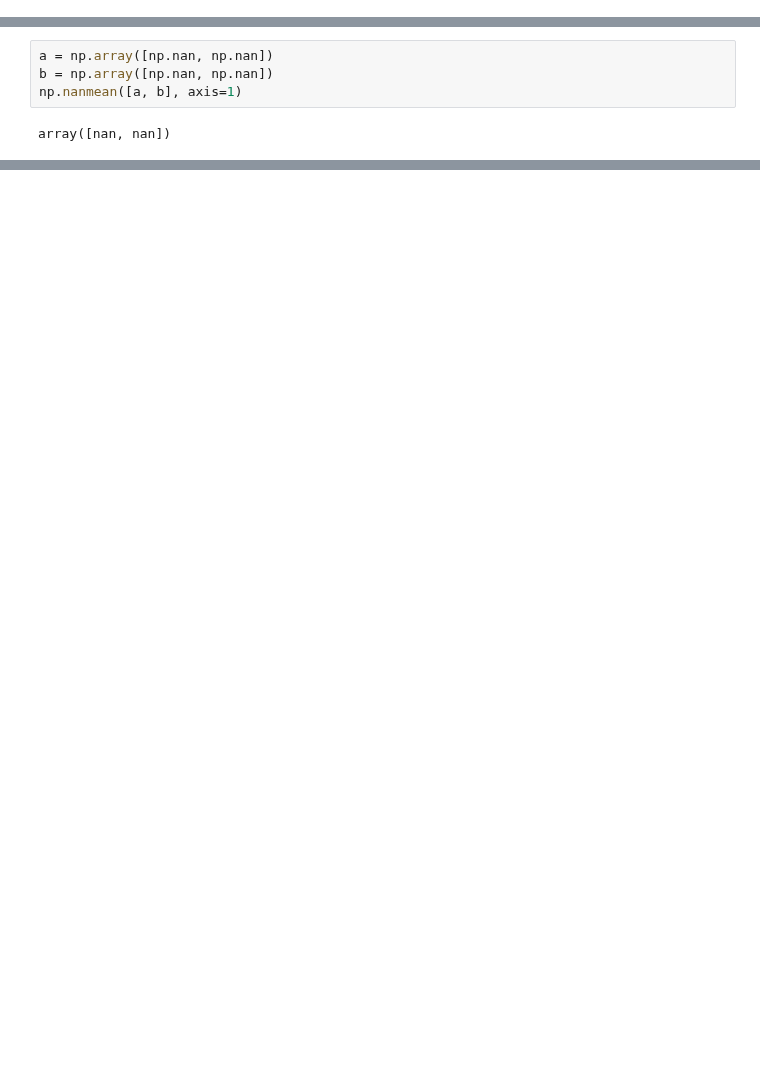
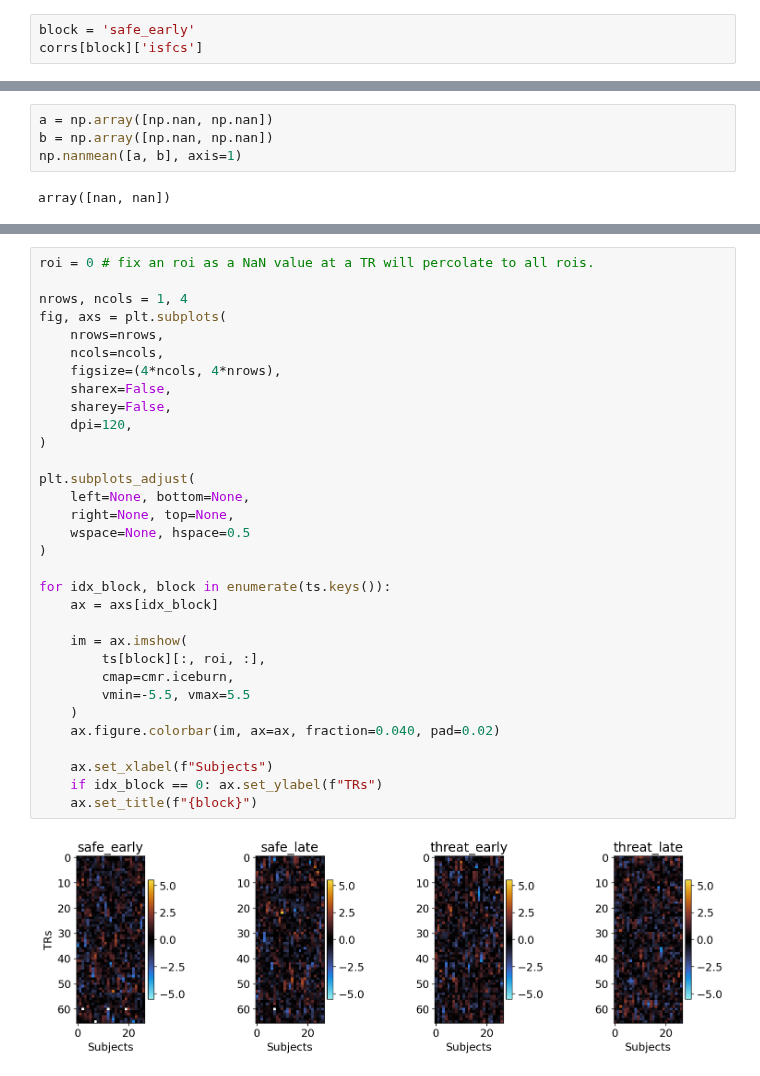
Before and after one commit to govinda-umd/network_dynamics, a Jupyter notebook: _sources/nb/jul22/01-data-max_desc-plot_response_time_series.ipynb, the cells around one changed output, grey strips where cells are left out. Cells and saved outputs as stored; diff of their text form; blank space fills up the shorter version.

```diff
--- a/_sources/nb/jul22/01-data-max_desc-plot_response_time_series.ipynb
+++ b/_sources/nb/jul22/01-data-max_desc-plot_response_time_series.ipynb
@@ -323,0 +353,3 @@ array([[[nan, nan, nan, ..., nan, nan, nan],
+# %%
+block = 'safe_early'
+corrs[block]['isfcs']
@@ -339,0 +604,34 @@ TypeError: No loop matching the specified signature and casting was found for uf
+# %%
+roi = 0 # fix an roi as a NaN value at a TR will percolate to all rois.
+
+nrows, ncols = 1, 4
+fig, axs = plt.subplots(
+    nrows=nrows,
+    ncols=ncols,
+    figsize=(4*ncols, 4*nrows),
+    sharex=False,
+    sharey=False,
+    dpi=120,
+)
+
+plt.subplots_adjust(
+    left=None, bottom=None,
+    right=None, top=None,
+    wspace=None, hspace=0.5
+)
+
+for idx_block, block in enumerate(ts.keys()):
+    ax = axs[idx_block]
+
+    im = ax.imshow(
+        ts[block][:, roi, :],
+        cmap=cmr.iceburn,
+        vmin=-5.5, vmax=5.5
+    )
+    ax.figure.colorbar(im, ax=ax, fraction=0.040, pad=0.02)
+
+    ax.set_xlabel(f"Subjects")
+    if idx_block == 0: ax.set_ylabel(f"TRs")
+    ax.set_title(f"{block}")
+# %% [output]
+[figure, added]
```
Also changed, not shown: parts of 20 cells of this notebook, 10 other files.
